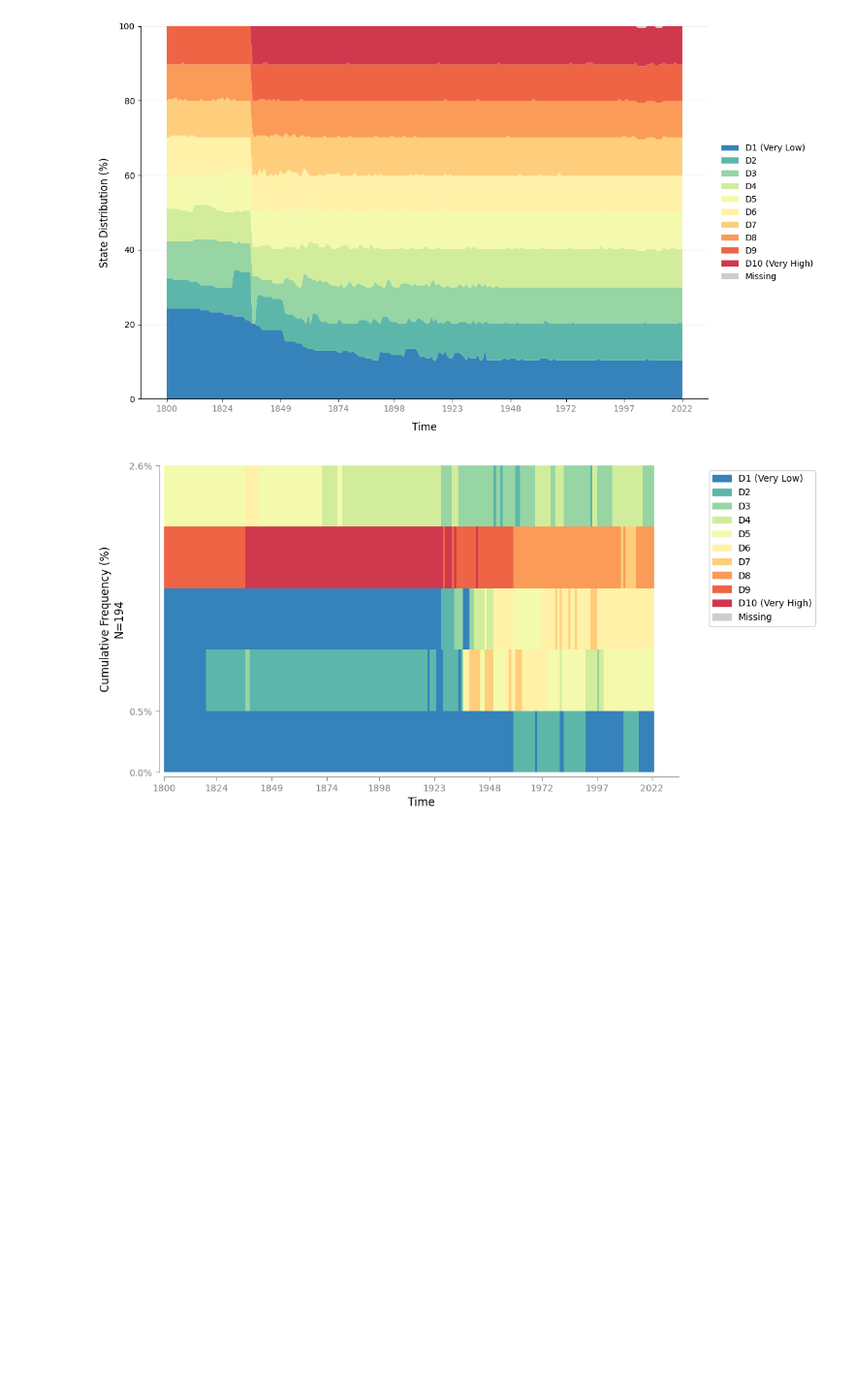
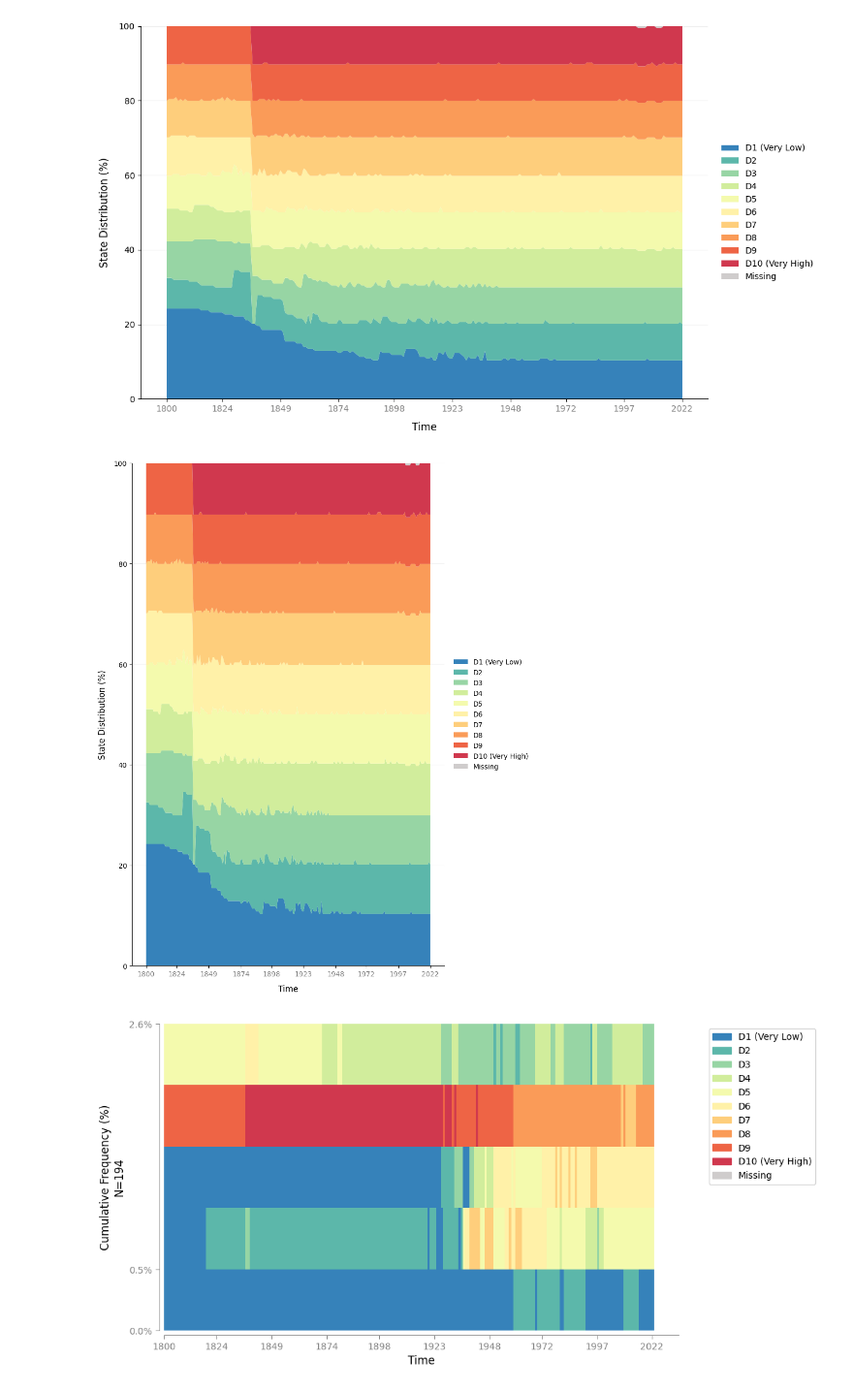
Before and after one commit to sdaza/Sequenzo, a Jupyter notebook: Tutorials/local_global_quintiles/local_deciles.ipynb, the cells around one changed output. Shown at 97% size. Drawn from its saved outputs; the diff is of its cells as text; code cells hidden in the pictures; blank space fills up the shorter version.

```diff
--- a/Tutorials/local_global_quintiles/local_deciles.ipynb
+++ b/Tutorials/local_global_quintiles/local_deciles.ipynb
@@ -128,6 +178,10 @@ plot_sequence_index(sequence_data,
 plot_state_distribution(sequence_data)
 # %% [output]
 [figure]
+# %%
+plot_state_distribution(sequence_data, plot_style="narrow")
+# %% [output]
+[figure, added]
 # %%
 # Note: `plot_most_frequent_sequences` does not divide frequencies evenly; it’s just that in the CO2 dataset, the top-5 sequences happen to have similar frequencies.
 
```
Also changed, not shown: parts of 6 cells of this notebook, 6 other files.
